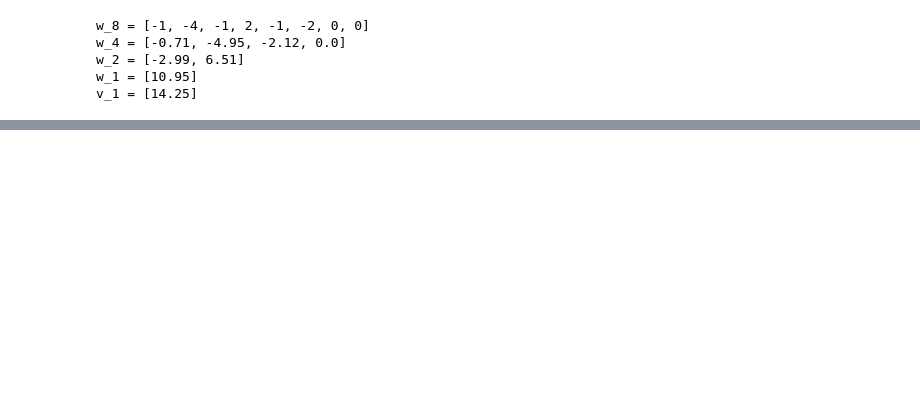
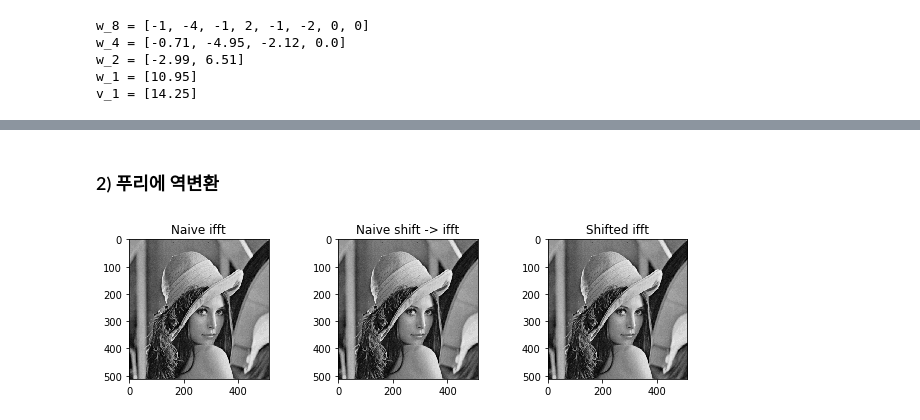
Before and after one commit to ExcelsiorCJH/CodingTheMatrix, a Jupyter notebook: Chap11 - Special Basis/Chap11-Special_Basis.ipynb, the cells around one changed output, grey strips where cells are left out. Cells and saved outputs as stored; diff of their text form; code cells hidden in the pictures; blank space fills up the shorter version.

```diff
--- a/Chap11 - Special Basis/Chap11-Special_Basis.ipynb
+++ b/Chap11 - Special Basis/Chap11-Special_Basis.ipynb
@@ -53,0 +82,27 @@ v_1 = [14.25]
+# %% [markdown]
+### 2) 푸리에 역변환
+# %%
+# 단순 푸리에 변환 후 역변환
+ifft = np.fft.ifft2(f)
+ifft_img = np.abs(ifft)
+
+# shifted 된 푸리에 변환의 역변환
+shifft = np.fft.ifft2(fshift)
+shifft_img = np.abs(shifft)
+
+# shifted 된 값을 ifftshift 후 역변환
+f_ishift = np.fft.ifftshift(fshift)
+img_back = np.fft.ifft2(f_ishift)
+img_back = np.abs(img_back)
+
+fig, axs = plt.subplots(1, 3, figsize=(10, 5))
+fig.subplots_adjust(hspace=.5, wspace=.5)
+
+images = [ifft_img, shifft_img, img_back]
+titles = ['Naive ifft', 'Naive shift -> ifft', 'Shifted ifft']
+
+for i, (img, title) in enumerate(zip(images, titles)):
+    axs[i].imshow(img, cmap='gray')
+    axs[i].set_title(title)
+# %% [output]
+[figure, added]
```
Also changed, not shown: parts of 11 cells of this notebook, 3 other files.
